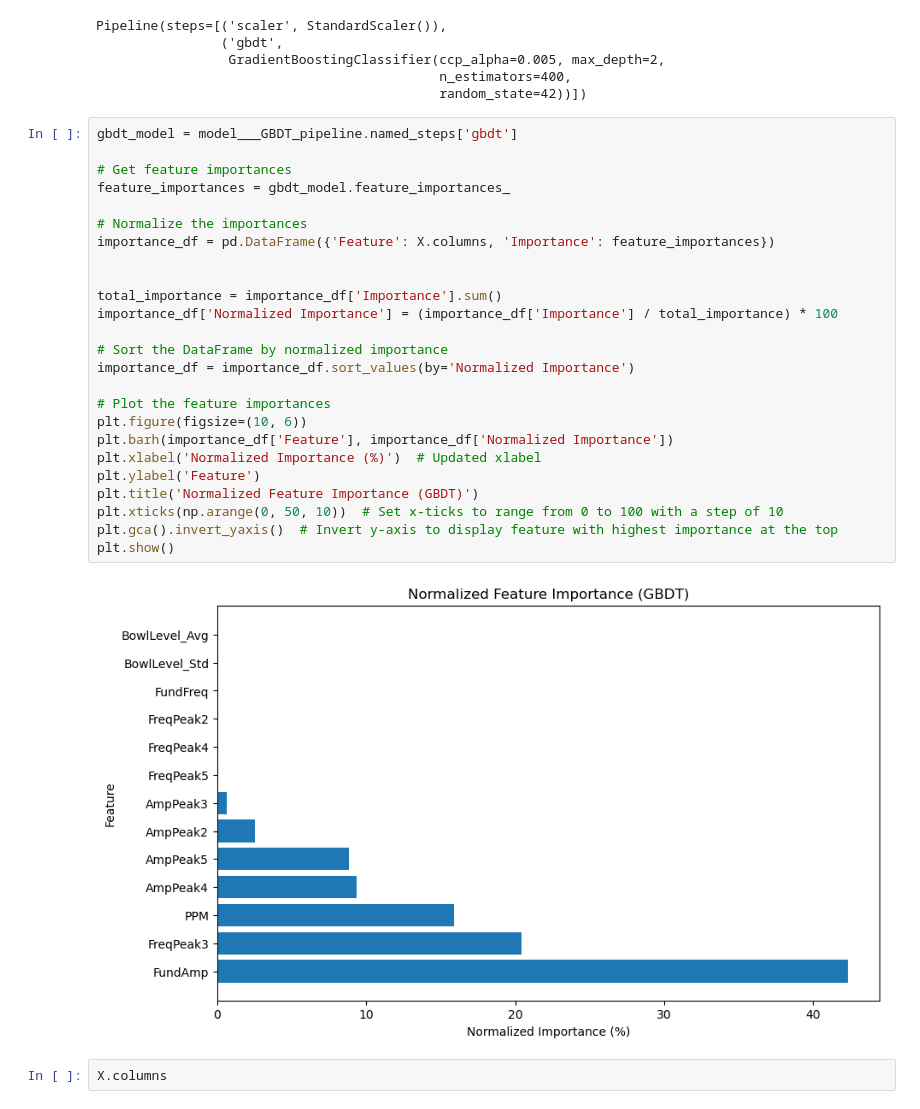
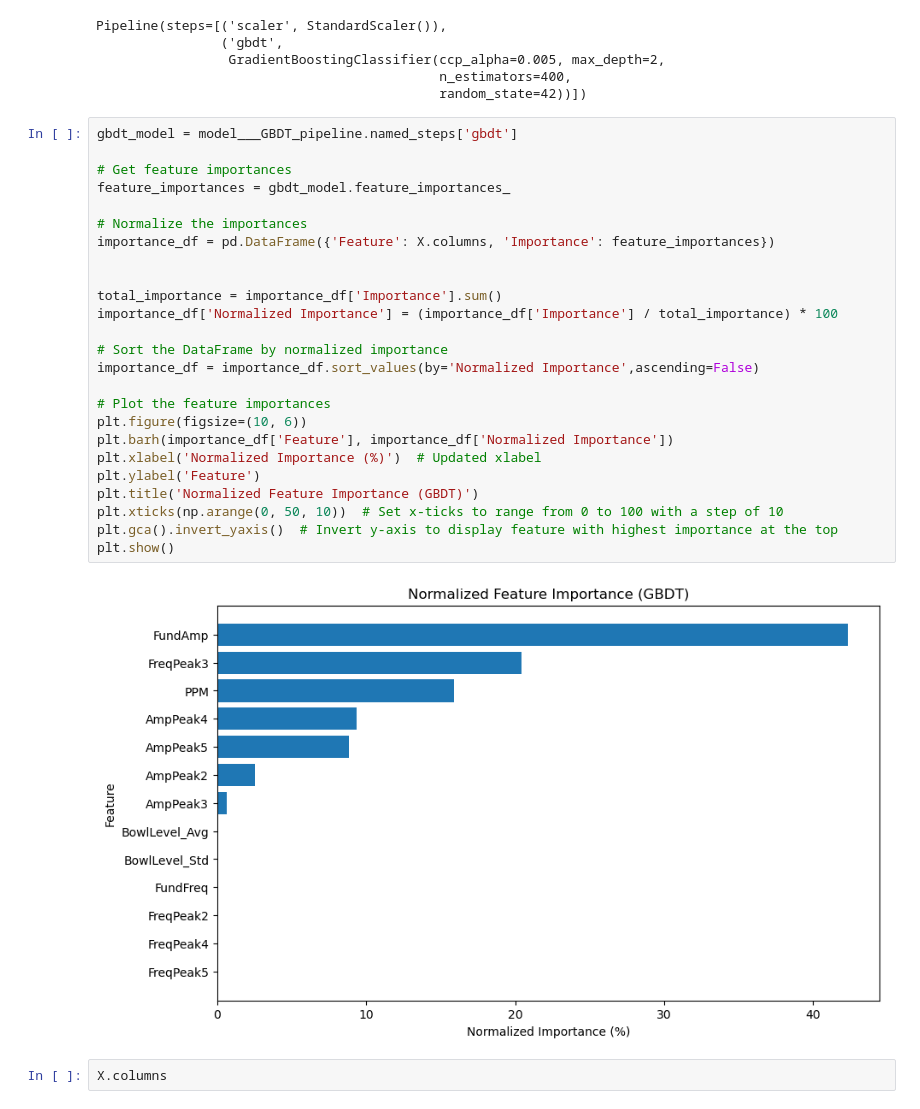
Before and after one commit to 4SmartLearners/AI_Based_MachineConditionMonitoring, a Jupyter notebook: Multi-class with Frequency Domain Features .ipynb, the cells around one changed output. Drawn from its saved outputs; the diff is of its cells as text.

```diff
--- a/Multi-class with Frequency Domain Features .ipynb
+++ b/Multi-class with Frequency Domain Features .ipynb
@@ -486,30 +486,30 @@ Pipeline(steps=[('scaler', StandardScaler()),
 # %%
 gbdt_model = model___GBDT_pipeline.named_steps['gbdt']
 
 # Get feature importances
 feature_importances = gbdt_model.feature_importances_
 
 # Normalize the importances
 importance_df = pd.DataFrame({'Feature': X.columns, 'Importance': feature_importances})
 
 
 total_importance = importance_df['Importance'].sum()
 importance_df['Normalized Importance'] = (importance_df['Importance'] / total_importance) * 100
 
 # Sort the DataFrame by normalized importance
-importance_df = importance_df.sort_values(by='Normalized Importance')
+importance_df = importance_df.sort_values(by='Normalized Importance',ascending=False)
 
 # Plot the feature importances
 plt.figure(figsize=(10, 6))
 plt.barh(importance_df['Feature'], importance_df['Normalized Importance'])
 plt.xlabel('Normalized Importance (%)')  # Updated xlabel
 plt.ylabel('Feature')
 plt.title('Normalized Feature Importance (GBDT)')
 plt.xticks(np.arange(0, 50, 10))  # Set x-ticks to range from 0 to 100 with a step of 10
 plt.gca().invert_yaxis()  # Invert y-axis to display feature with highest importance at the top
 plt.show()
 # %% [output]
-[figure, old version]
+[figure, new version]
 # %%
 X.columns
 # %% [output]
```
Also changed, not shown: parts of 3 cells of this notebook, 1 other file.
